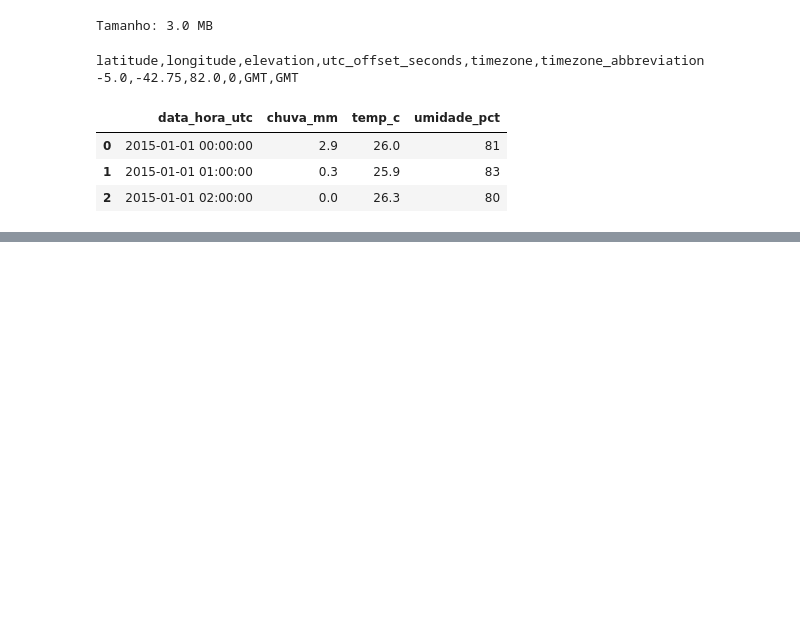
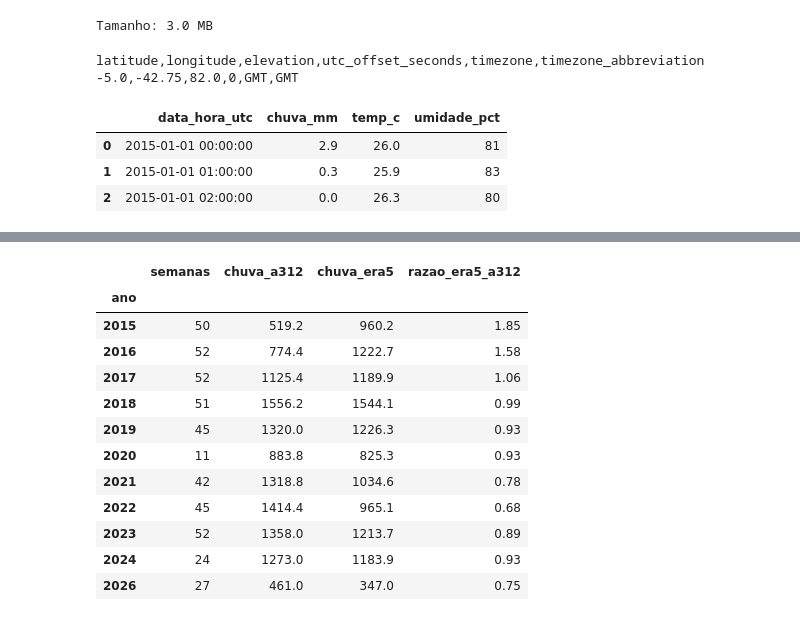
Before and after one commit to jvictor-melo/dengue-teresina-ml, a Jupyter notebook: notebooks/03_clima.ipynb, the cells around one changed output, grey strips where cells are left out. Drawn from its saved outputs; the diff is of its cells as text; code cells hidden in the pictures; blank space fills up the shorter version.

```diff
--- a/notebooks/03_clima.ipynb
+++ b/notebooks/03_clima.ipynb
@@ -425,0 +445,14 @@ for nome, semanal in [("A312", a312_semanal), ("ERA5", era5_semanal)]:
+# %%
+# Coloca A312 e ERA5 lado a lado, semana por semana (igual JOIN ... ON data_iniSE no SQL)
+# Colunas com o mesmo nome nas duas tabelas ganham um sufixo pra não se misturar: chuva_mm_a312 e chuva_mm_era5
+lado_a_lado = a312_semanal.merge(era5_semanal, on="data_iniSE", suffixes=("_a312", "_era5"))
+
+# Só compara semanas em que a A312 mediu as 168 horas das três variáveis (semana incompleta distorceria a comparação)
+semana_completa = (
+    (lado_a_lado["horas_chuva_a312"] == 168)
+    & (lado_a_lado["horas_temp_a312"] == 168)
+    & (lado_a_lado["horas_umidade_a312"] == 168)
+)
+comparaveis = lado_a_lado[semana_completa].copy()
+
+print("Semanas lado a lado:", len(lado_a_lado), "| Comparáveis (A312 completa):", len(comparaveis))
@@ -425,0 +513,27 @@ for nome, semanal in [("A312", a312_semanal), ("ERA5", era5_semanal)]:
+# %%
+# A média geral pode esconder anos em que as fontes discordam pra lados opostos
+# Soma a chuva por ano, só nas semanas comparáveis, nas duas fontes
+comparaveis["ano"] = comparaveis["data_iniSE"].dt.year
+
+chuva_por_ano = comparaveis.groupby("ano").agg(
+    semanas=("data_iniSE", "count"),
+    chuva_a312=("chuva_mm_a312", "sum"),
+    chuva_era5=("chuva_mm_era5", "sum"),
+)
+# Razão > 1: o ERA5 choveu mais que a estação naquele ano; < 1: choveu menos
+chuva_por_ano["razao_era5_a312"] = chuva_por_ano["chuva_era5"] / chuva_por_ano["chuva_a312"]
+chuva_por_ano.round(2)
+# %% [output]
+|  | semanas | chuva_a312 | chuva_era5 | razao_era5_a312 |
+| ano |  |  |  |  |
+| 2015 | 50 | 519.2 | 960.2 | 1.85 |
+| 2016 | 52 | 774.4 | 1222.7 | 1.58 |
+| 2017 | 52 | 1125.4 | 1189.9 | 1.06 |
+| 2018 | 51 | 1556.2 | 1544.1 | 0.99 |
+| 2019 | 45 | 1320.0 | 1226.3 | 0.93 |
+| 2020 | 11 | 883.8 | 825.3 | 0.93 |
+| 2021 | 42 | 1318.8 | 1034.6 | 0.78 |
+| 2022 | 45 | 1414.4 | 965.1 | 0.68 |
+| 2023 | 52 | 1358.0 | 1213.7 | 0.89 |
+| 2024 | 24 | 1273.0 | 1183.9 | 0.93 |
+| 2026 | 27 | 461.0 | 347.0 | 0.75 |
```
Also changed, not shown: parts of 6 cells of this notebook.
